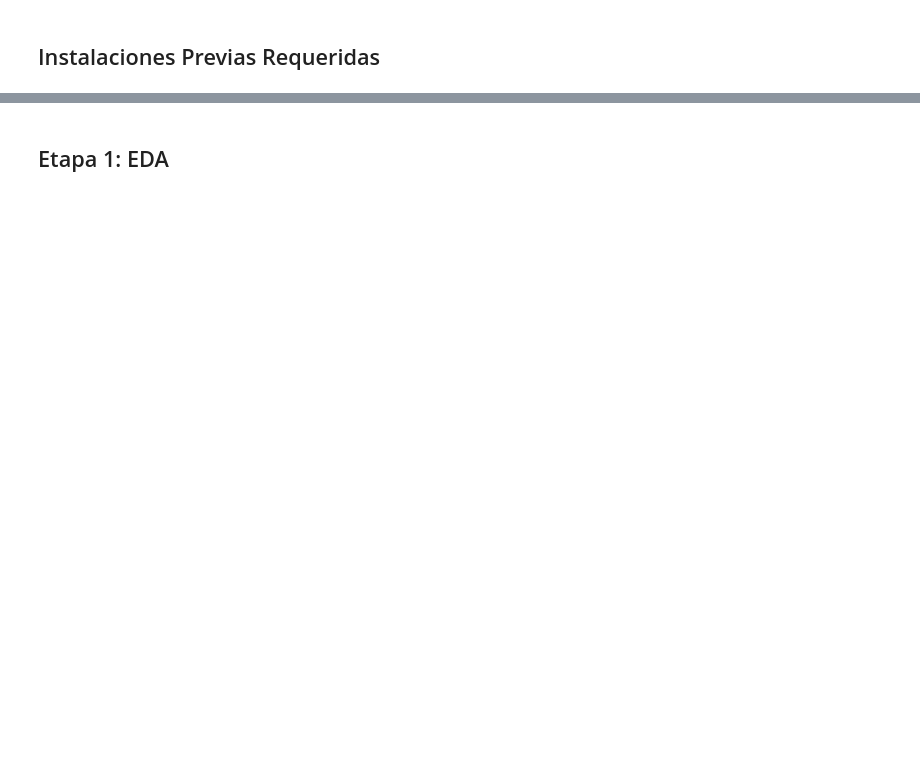
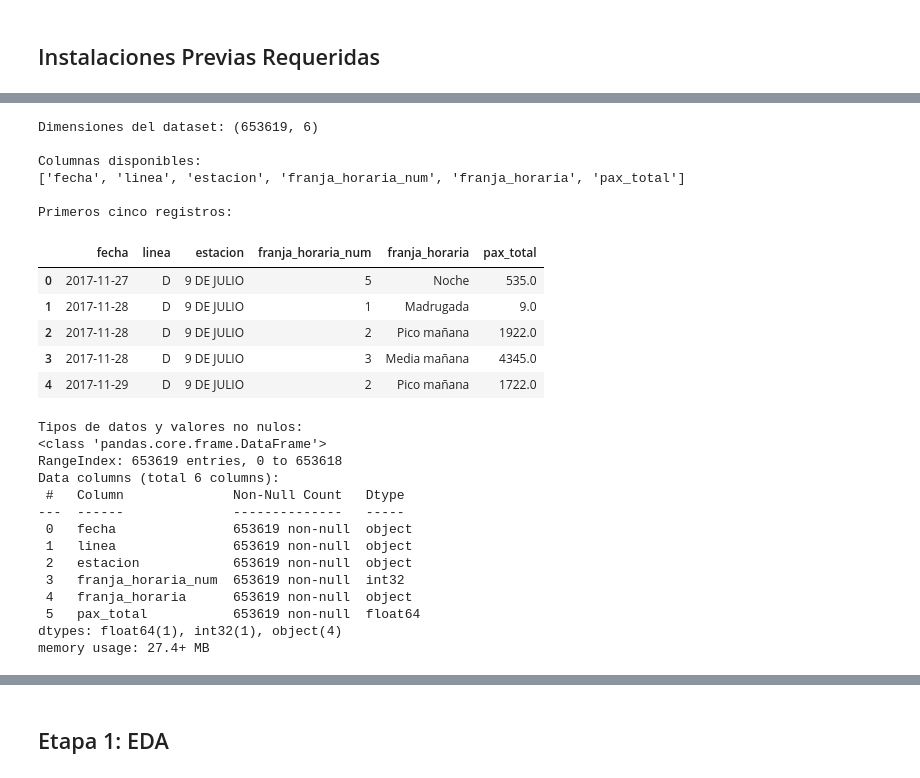
Before and after one commit to ChronosXV/Metodologia_grupo2, a Jupyter notebook: Metodologia_1_Grupo_2_Validado.ipynb, the cells around one changed output, grey strips where cells are left out. Drawn from its saved outputs; the diff is of its cells as text; code cells hidden in the pictures; blank space fills up the shorter version.

```diff
--- a/Metodologia_1_Grupo_2_Validado.ipynb
+++ b/Metodologia_1_Grupo_2_Validado.ipynb
@@ -32,0 +95,48 @@ ruta_carpeta = "/content/drive/MyDrive/Datos_csv/"
+# %%
+# Ruta del dataset agrupado
+ruta_dim = os.path.join(
+    ruta_limpios,
+    "historico_2017_2021_dim.parquet"
+)
+
+# Cargar el archivo Parquet
+df_dim = pd.read_parquet(ruta_dim)
+
+# Verificar dimensiones y estructura
+print("Dimensiones del dataset:", df_dim.shape)
+
+print("\nColumnas disponibles:")
+print(df_dim.columns.tolist())
+
+print("\nPrimeros cinco registros:")
+display(df_dim.head())
+
+print("\nTipos de datos y valores no nulos:")
+df_dim.info()
+# %% [output]
+Dimensiones del dataset: (653619, 6)
+
+Columnas disponibles:
+['fecha', 'linea', 'estacion', 'franja_horaria_num', 'franja_horaria', 'pax_total']
+
+Primeros cinco registros:
+|  | fecha | linea | estacion | franja_horaria_num | franja_horaria | pax_total |
+| 0 | 2017-11-27 | D | 9 DE JULIO | 5 | Noche | 535.0 |
+| 1 | 2017-11-28 | D | 9 DE JULIO | 1 | Madrugada | 9.0 |
+| 2 | 2017-11-28 | D | 9 DE JULIO | 2 | Pico mañana | 1922.0 |
+| 3 | 2017-11-28 | D | 9 DE JULIO | 3 | Media mañana | 4345.0 |
+| 4 | 2017-11-29 | D | 9 DE JULIO | 2 | Pico mañana | 1722.0 |
+Tipos de datos y valores no nulos:
+<class 'pandas.core.frame.DataFrame'>
+RangeIndex: 653619 entries, 0 to 653618
+Data columns (total 6 columns):
+ #   Column              Non-Null Count   Dtype
+---  ------              --------------   -----
+ 0   fecha               653619 non-null  object
+ 1   linea               653619 non-null  object
+ 2   estacion            653619 non-null  object
+ 3   franja_horaria_num  653619 non-null  int32
+ 4   franja_horaria      653619 non-null  object
+ 5   pax_total           653619 non-null  float64
+dtypes: float64(1), int32(1), object(4)
+memory usage: 27.4+ MB
```
Also changed, not shown: parts of 22 cells of this notebook.
